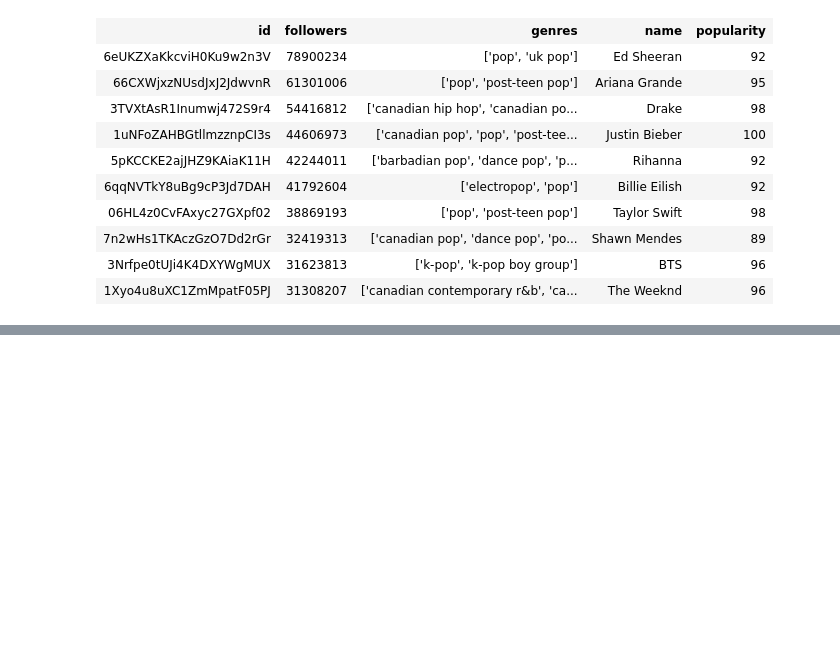
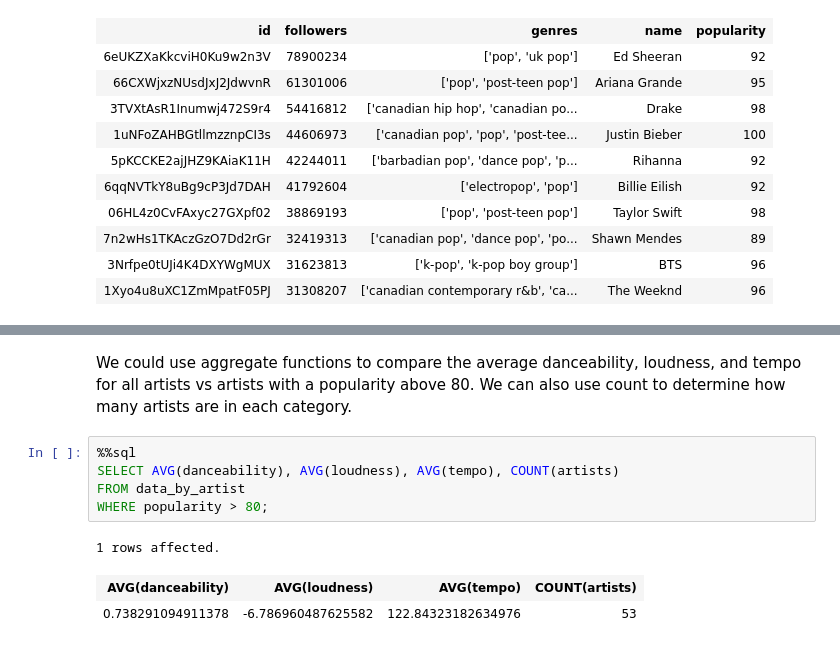
Before and after one commit to KevinKronk/sql-walkthrough-spotify, a Jupyter notebook: sql-walkthrough-spotify.ipynb, the cells around one changed output, grey strips where cells are left out. Drawn from its saved outputs; the diff is of its cells as text; blank space fills up the shorter version.

Commit message:
Updated Notebook
Added Aggregate functions and Aliases

```diff
--- a/sql-walkthrough-spotify.ipynb
+++ b/sql-walkthrough-spotify.ipynb
@@ -191,0 +211,11 @@ LIMIT 10
+# %% [markdown]
+We could use aggregate functions to compare the average danceability, loudness, and tempo for all artists vs artists with a popularity above 80. We can also use count to determine how many artists are in each category.
+# %%
+%%sql
+SELECT AVG(danceability), AVG(loudness), AVG(tempo), COUNT(artists)
+FROM data_by_artist
+WHERE popularity > 80;
+# %% [output]
+1 rows affected.
+| AVG(danceability) | AVG(loudness) | AVG(tempo) | COUNT(artists) |
+| 0.738291094911378 | -6.786960487625582 | 122.84323182634976 | 53 |
```
Also changed, not shown: parts of 9 cells of this notebook.
